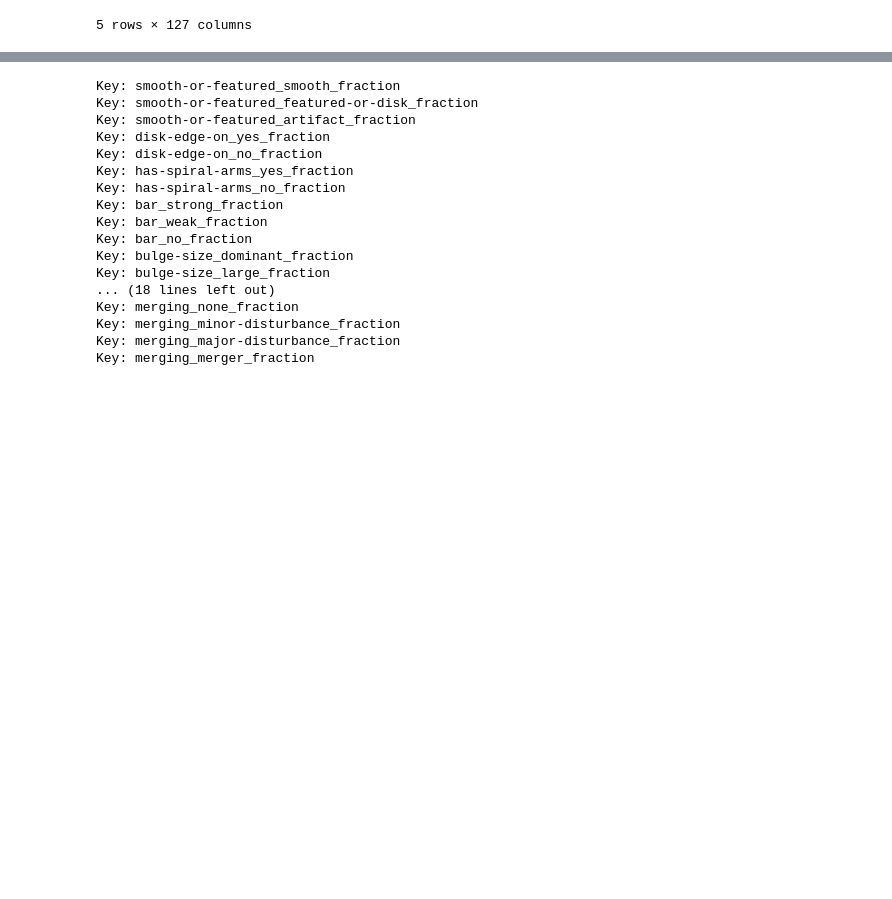
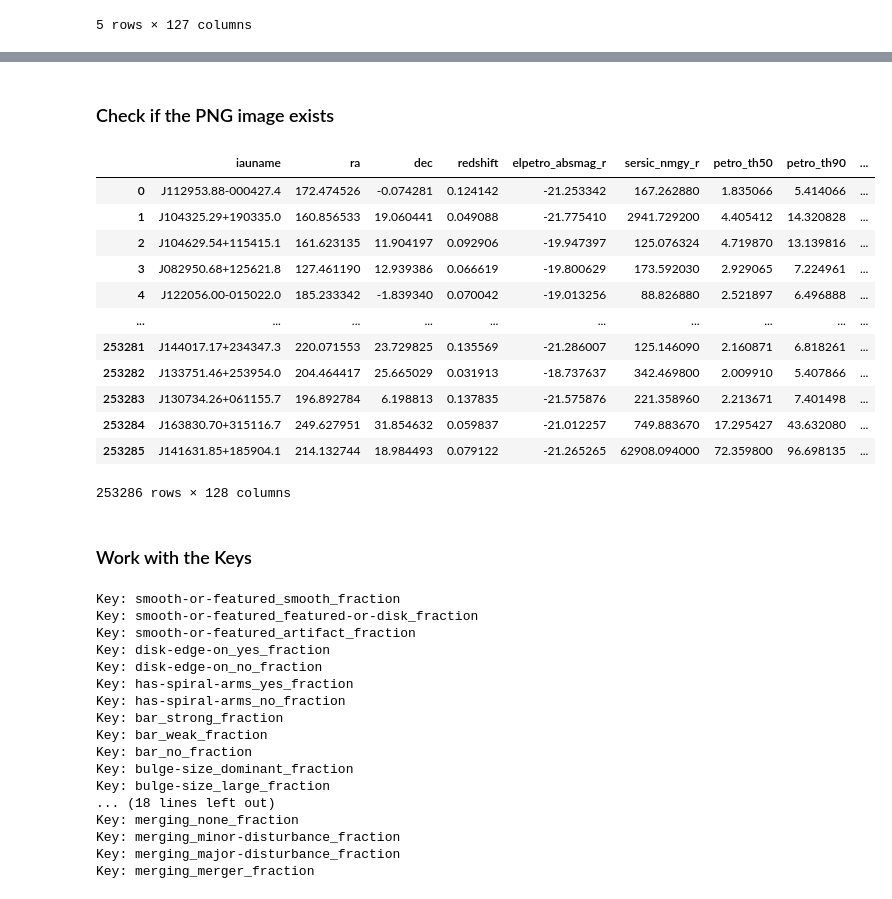
Before and after one commit to Harry45/GAZFEW, a Jupyter notebook: decals.ipynb, the cells around one changed output, grey strips where cells are left out. Drawn from its saved outputs; the diff is of its cells as text; code cells hidden in the pictures; blank space fills up the shorter version.

```diff
--- a/decals.ipynb
+++ b/decals.ipynb
@@ -45,3 +33,31 @@ list(csv.keys())
+# %%
+data_path = '/data/phys-zooniverse/chri5177/galaxy_zoo/decals/dr5/png/'
+# %%
+csv.png_loc = locations
+# %% [markdown]
+### Check if the PNG image exists
+# %%
+imgs_exists = [int(os.path.isfile(data_path + locations[i])) for i in range(nobject)]
+# %%
+imgs_exists = pd.DataFrame(imgs_exists, columns=['exists'])
+# %%
+pd.concat((csv, imgs_exists), axis =1)
+# %% [output]
+|  | iauname | ra | dec | redshift | elpetro_absmag_r | sersic_nmgy_r | petro_th50 | petro_th90 | ... |
+| 0 | J112953.88-000427.4 | 172.474526 | -0.074281 | 0.124142 | -21.253342 | 167.262880 | 1.835066 | 5.414066 | ... |
+| 1 | J104325.29+190335.0 | 160.856533 | 19.060441 | 0.049088 | -21.775410 | 2941.729200 | 4.405412 | 14.320828 | ... |
+| 2 | J104629.54+115415.1 | 161.623135 | 11.904197 | 0.092906 | -19.947397 | 125.076324 | 4.719870 | 13.139816 | ... |
+| 3 | J082950.68+125621.8 | 127.461190 | 12.939386 | 0.066619 | -19.800629 | 173.592030 | 2.929065 | 7.224961 | ... |
+| 4 | J122056.00-015022.0 | 185.233342 | -1.839340 | 0.070042 | -19.013256 | 88.826880 | 2.521897 | 6.496888 | ... |
+| ... | ... | ... | ... | ... | ... | ... | ... | ... | ... |
+| 253281 | J144017.17+234347.3 | 220.071553 | 23.729825 | 0.135569 | -21.286007 | 125.146090 | 2.160871 | 6.818261 | ... |
+| 253282 | J133751.46+253954.0 | 204.464417 | 25.665029 | 0.031913 | -18.737637 | 342.469800 | 2.009910 | 5.407866 | ... |
+| 253283 | J130734.26+061155.7 | 196.892784 | 6.198813 | 0.137835 | -21.575876 | 221.358960 | 2.213671 | 7.401498 | ... |
+| 253284 | J163830.70+315116.7 | 249.627951 | 31.854632 | 0.059837 | -21.012257 | 749.883670 | 17.295427 | 43.632080 | ... |
+| 253285 | J141631.85+185904.1 | 214.132744 | 18.984493 | 0.079122 | -21.265265 | 62908.094000 | 72.359800 | 96.698135 | ... |
+253286 rows × 128 columns
+# %% [markdown]
+### Work with the Keys
 # %%
 for key in csv.keys():
     if 'fraction' in key:
```
Also changed, not shown: parts of 9 cells of this notebook.
